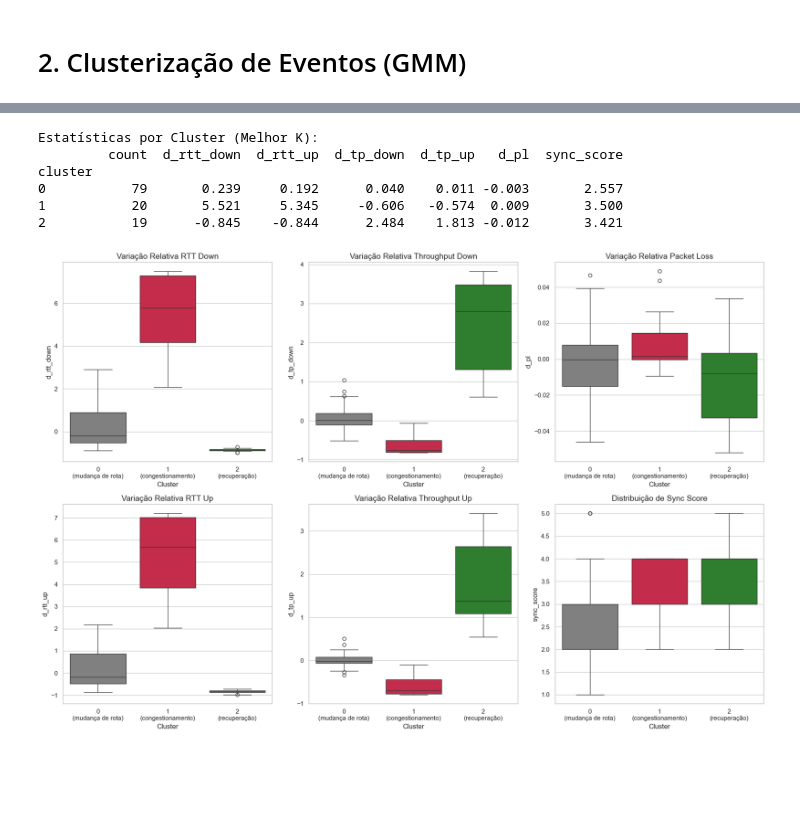
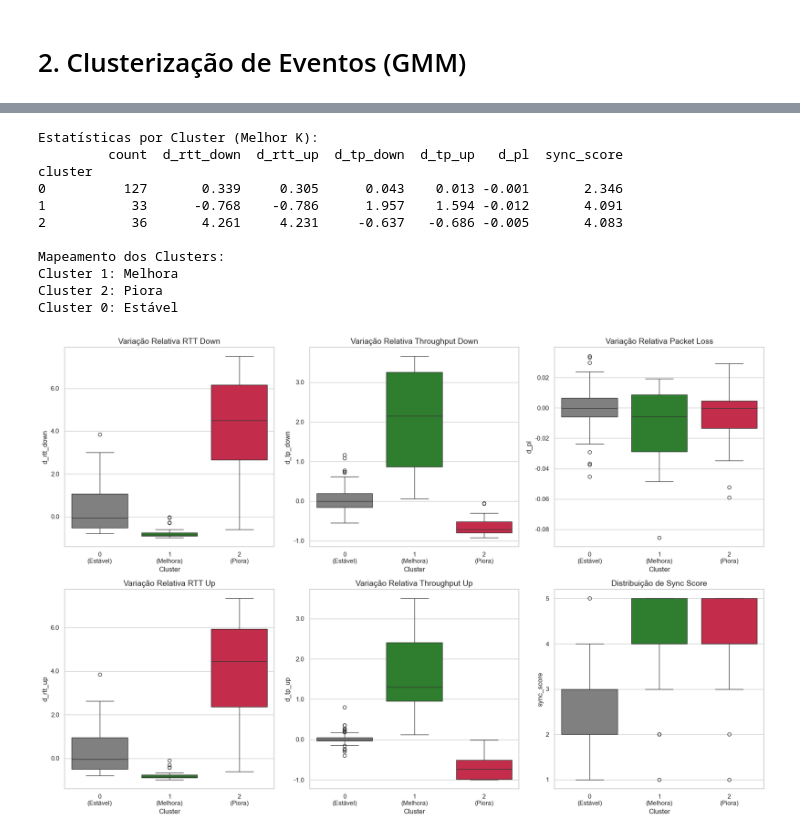
Before and after one commit to lhscaldas/Mestrado, a Jupyter notebook: cluster_analysis.ipynb, the cells around one changed output, grey strips where cells are left out. Cells and saved outputs as stored; diff of their text form; code cells hidden in the pictures; blank space fills up the shorter version.

Commit message:
- Nomes dos clusters: estável, melhora e piora

```diff
--- a/cluster_analysis.ipynb
+++ b/cluster_analysis.ipynb
@@ -10,7 +10,7 @@ import re
 
 # --- Parâmetros do Estudo ---
 SCENARIO = "NDT"
-METHOD = "vwcd"
+METHOD = "pelt"
 REF_METRIC = "rtt_down"
 THRESHOLD = 0.95
 
@@ -24,7 +24,10 @@ else:
 
     # Regex para capturar K do nome do arquivo e os valores dentro do TXT
     # Utiliza as variáveis globais METHOD (vwcd), REF_METRIC (full) e THRESHOLD
-    file_pattern = rf"clusters_K(\d+)_features_{METHOD}_{REF_METRIC}_{THRESHOLD}\.txt"
+    if METHOD.startswith("vwcd"):
+        file_pattern = rf"clusters_K(\d+)_features_{METHOD}_{REF_METRIC}_{THRESHOLD}\.txt"
+    else:
+        file_pattern = rf"clusters_K(\d+)_features_{METHOD}_{REF_METRIC}\.txt"
 
     for file in os.listdir(path):
         match = re.match(file_pattern, file)
@@ -88,9 +91,13 @@ Métrica: rtt_down | Threshold: 0.95
 # %%
 K = 3
 # Carregar o CSV do melhor K
-csv_path = os.path.join(path, f"clusters_K{K:02d}_features_{METHOD}_{REF_METRIC}_{THRESHOLD}.csv")
+if METHOD.startswith("vwcd"):
+    csv_path = os.path.join(path, f"clusters_K{K:02d}_features_{METHOD}_{REF_METRIC}_{THRESHOLD}.csv")
+else:
+    csv_path = os.path.join(path, f"clusters_K{K:02d}_features_{METHOD}_{REF_METRIC}.csv")
 df_cluster = pd.read_csv(csv_path)
-df_cluster['sync_score'] = (df_cluster['sync_score'] * 5).astype(int)
+if df_cluster['sync_score'].dtype.kind != 'i':
+    df_cluster['sync_score'] = (df_cluster['sync_score'] * 5).astype(int)
 
 # 6. Tabela com médias (mantendo a lógica do primeiro código)
 feature_cols = ['d_rtt_down', 'd_tp_down', 'd_rtt_up', 'd_tp_up', 'd_pl', 'sync_score']
@@ -106,31 +113,47 @@ cols_order = ['count', 'd_rtt_down', 'd_rtt_up', 'd_tp_down', 'd_tp_up', 'd_pl',
 cluster_stats = cluster_stats[cols_order]
 print("Estatísticas por Cluster (Melhor K):")
 print(cluster_stats)
+
+# min d_rtt_down na média é o cluster de recuperação
+min_rtt_cluster = cluster_stats['d_rtt_down'].idxmin()
+# max d_rtt_down na média é o cluster de congestionamento
+max_rtt_cluster = cluster_stats['d_rtt_down'].idxmax()
+# o cluster restante é o de mudança de rota
+other_cluster = set(cluster_stats.index) - {min_rtt_cluster, max_rtt_cluster}
+if len(other_cluster) != 1:
+    print("Erro: Não foi possível identificar os clusters corretamente.")
+else:
+    other_cluster = other_cluster.pop()
+    cluster_map = {
+        min_rtt_cluster: 'Melhora',
+        max_rtt_cluster: 'Piora',
+        other_cluster: 'Estável'
+    }
+    cluster_colors = {
+        min_rtt_cluster: 'forestgreen',
+        max_rtt_cluster: 'crimson',
+        other_cluster: 'gray'
+    }
+    print("\nMapeamento dos Clusters:")
+    for k, v in cluster_map.items():
+        print(f"Cluster {k}: {v}")
 # %% [output]
 Estatísticas por Cluster (Melhor K):
          count  d_rtt_down  d_rtt_up  d_tp_down  d_tp_up   d_pl  sync_score
 cluster
-0           79       0.239     0.192      0.040    0.011 -0.003       2.557
-1           20       5.521     5.345     -0.606   -0.574  0.009       3.500
-2           19      -0.845    -0.844      2.484    1.813 -0.012       3.421
+0          127       0.339     0.305      0.043    0.013 -0.001       2.346
+1           33      -0.768    -0.786      1.957    1.594 -0.012       4.091
+2           36       4.261     4.231     -0.637   -0.686 -0.005       4.083
+
+Mapeamento dos Clusters:
+Cluster 1: Melhora
+Cluster 2: Piora
+Cluster 0: Estável
 # %%
-cluster_map = {
-    0: 'mudança de rota',
-    1: 'congestionamento',
-    2: 'recuperação'
-}
-
-
-cluster_colors = {
-    0: 'gray',
-    1: 'crimson',
-    2: 'forestgreen'
-}
-
 custom_palette = {
-    'mudança de rota': 'gray',         # Cinza
-    'congestionamento': 'crimson',     # Vermelho
-    'recuperação': 'forestgreen'       # Verde
+    'Estável': 'gray',         # Cinza
+    'Piora': 'crimson',     # Vermelho
+    'Melhora': 'forestgreen'       # Verde
 }
 
 metric_info = {
@@ -144,6 +167,7 @@ metric_info = {
 # %%
 import matplotlib.pyplot as plt
 import seaborn as sns
+from matplotlib.ticker import MaxNLocator, FormatStrFormatter
 
 # Configuração estética dos gráficos
 sns.set_theme(style="whitegrid")
@@ -163,34 +187,42 @@ for i, col in enumerate(metrics_layout):
     ax = axes[i]
 
     # Criar o boxplot usando as cores padronizadas no palette
     sns.boxplot(
         x='cluster',
         y=col,
         data=df_cluster,
         palette=cluster_colors,
         hue='cluster',
         legend=False,
         ax=ax
     )
 
     # Atualizar os rótulos do eixo X com o mapa de clusters
     ax.set_xticks(ax.get_xticks())
 
     # Inserimos uma quebra de linha '\n' antes do parêntese para os textos não ficarem amontoados
     labels = [f"{tick.get_text()}\n({cluster_map.get(int(tick.get_text()), 'Desconhecido')})"
               for tick in ax.get_xticklabels()]
     ax.set_xticklabels(labels)
 
+    # Forçar ticks inteiros se a variável for o sync_score
+    if col == 'sync_score':
+        ax.yaxis.set_major_locator(MaxNLocator(integer=True))
+    elif col == 'd_pl':
+        ax.yaxis.set_major_formatter(FormatStrFormatter('%.2f'))
+    else:
+        ax.yaxis.set_major_formatter(FormatStrFormatter('%.1f'))
+
     # Pega o título do dicionário ou usa um texto padrão se não existir
     title = metric_info.get(col, f'Distribuição de {col}')
     ax.set_title(title, fontsize=14)
     ax.set_xlabel('Cluster', fontsize=12)
     ax.set_ylabel(col, fontsize=12)
 
 plt.tight_layout()
 plt.show()
 # %% [output]
-[figure, old version]
+[figure, new version]
 # %%
 import matplotlib.pyplot as plt
 import seaborn as sns
```
Also changed, not shown: parts of 6 cells of this notebook, 5 other files.
